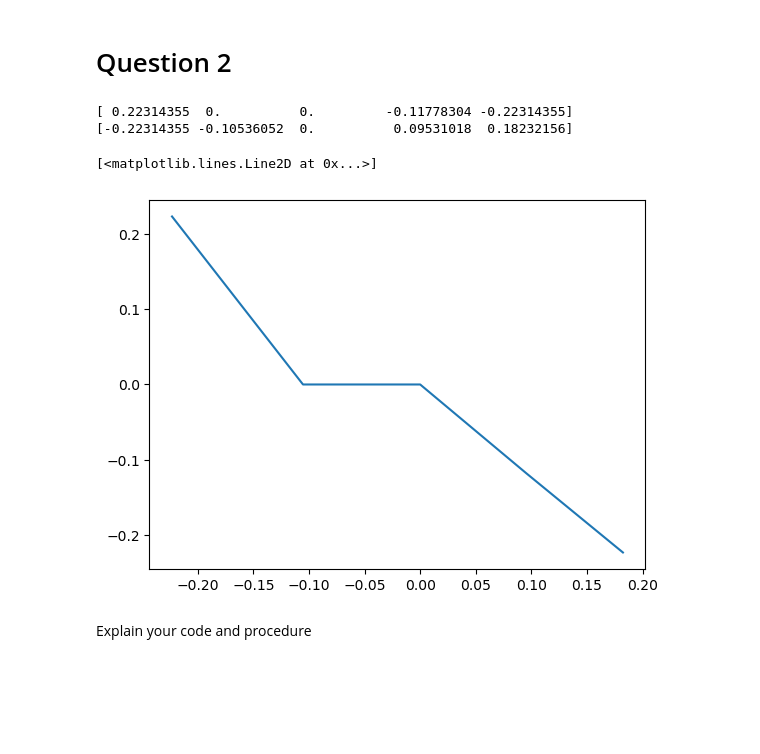
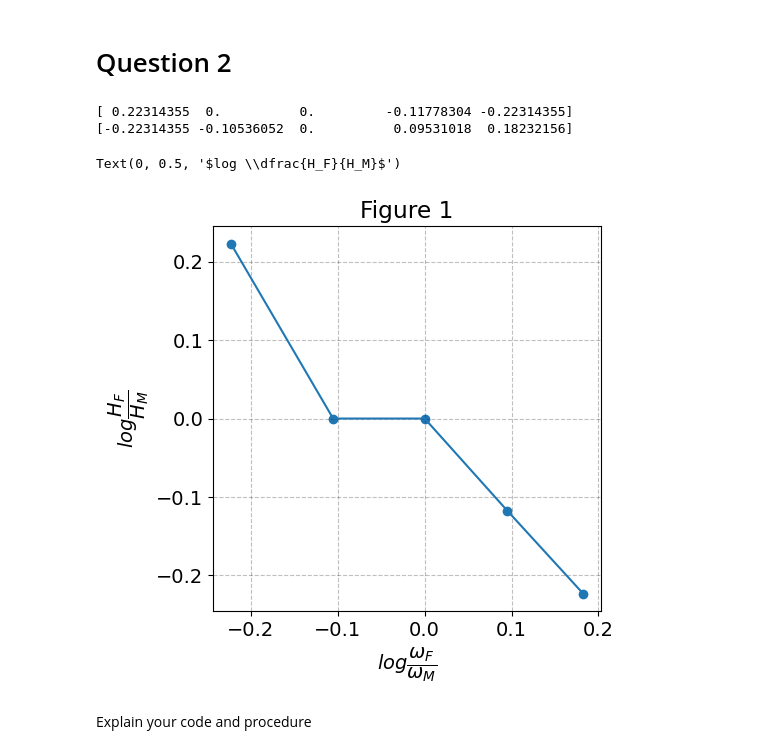
Before and after one commit to NumEconCopenhagen/projects-2023-hold-11, a Jupyter notebook: inauguralproject/inauguralproject.ipynb, the cells around one changed output. Saved outputs shown, nothing was run; the diff lists cells and outputs as text; code cells hidden in the pictures; blank space fills up the shorter version.

Commit message:
Update to figures

```diff
--- a/inauguralproject/inauguralproject.ipynb
+++ b/inauguralproject/inauguralproject.ipynb
@@ -61,15 +64,28 @@ model.solve_wF_vec(discrete=True)
 # %%
 # plot the log ratio of hours worked for female and male and the log ratio of wage for female and male
 y = np.log(model.sol.HF_vec/model.sol.HM_vec) # call the solution and make fraction of hours and take log
 print(y)
 x = np.log(model.par.wF_vec) #call the parameters from the class
 print(x)
-plt.plot(x,y)
+
+# formatting figure
+plt.rcParams.update({"axes.grid":True,"grid.color":"black","grid.alpha":"0.25","grid.linestyle":"--"})
+plt.rcParams.update({'font.size': 14})
+
+# plot
+fig = plt.figure(figsize=(5,5))
+ax = fig.add_subplot(1,1,1)
+ax.plot(x, y)
+ax.scatter(x, y)
+
+ax.set_title('Figure 1')
+ax.set_xlabel('$log \dfrac{\omega_F}{\omega_M}$')
+ax.set_ylabel('$log \dfrac{H_F}{H_M}$')
 # %% [output]
 [ 0.22314355  0.          0.         -0.11778304 -0.22314355]
 [-0.22314355 -0.10536052  0.          0.09531018  0.18232156]
-[<matplotlib.lines.Line2D at 0x...>]
+Text(0, 0.5, '$log \\dfrac{H_F}{H_M}$')
-[figure, old version]
+[figure, new version]
 # %% [markdown]
 Explain your code and procedure
 # %% [markdown]
```
Also changed, not shown: parts of 3 cells of this notebook, 1 other file.
